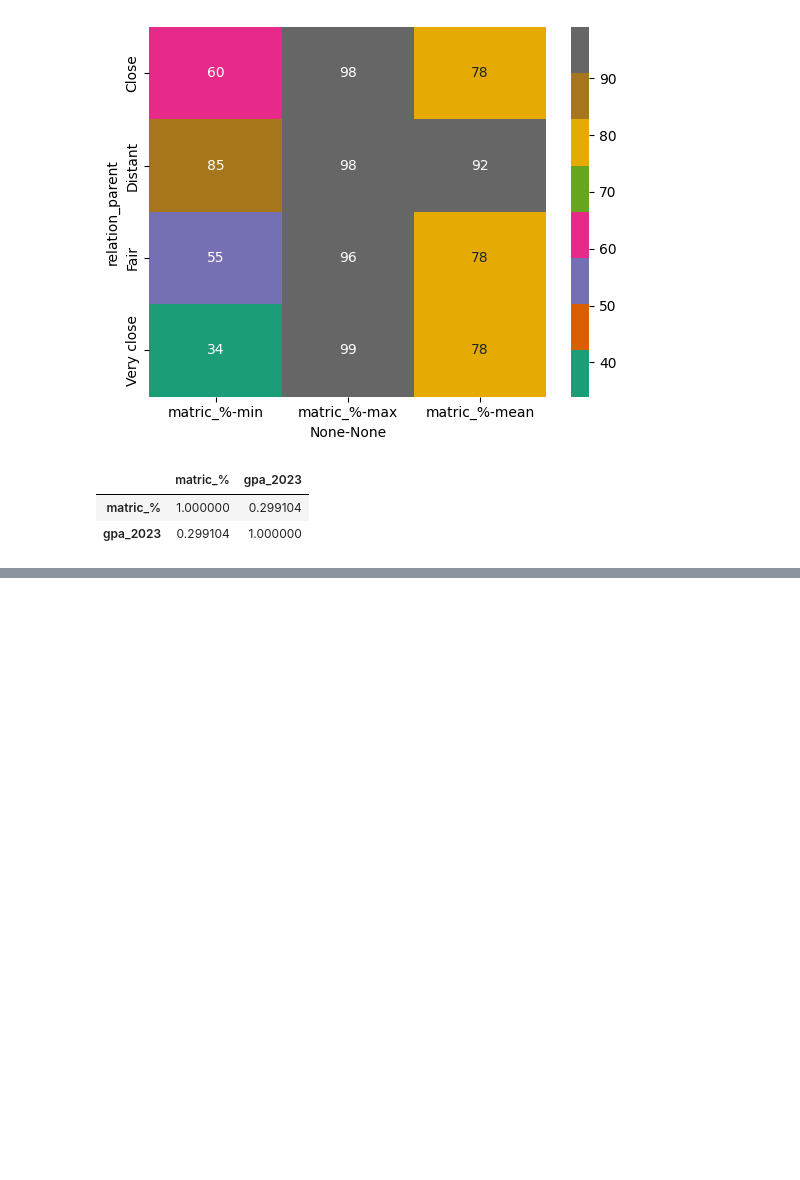
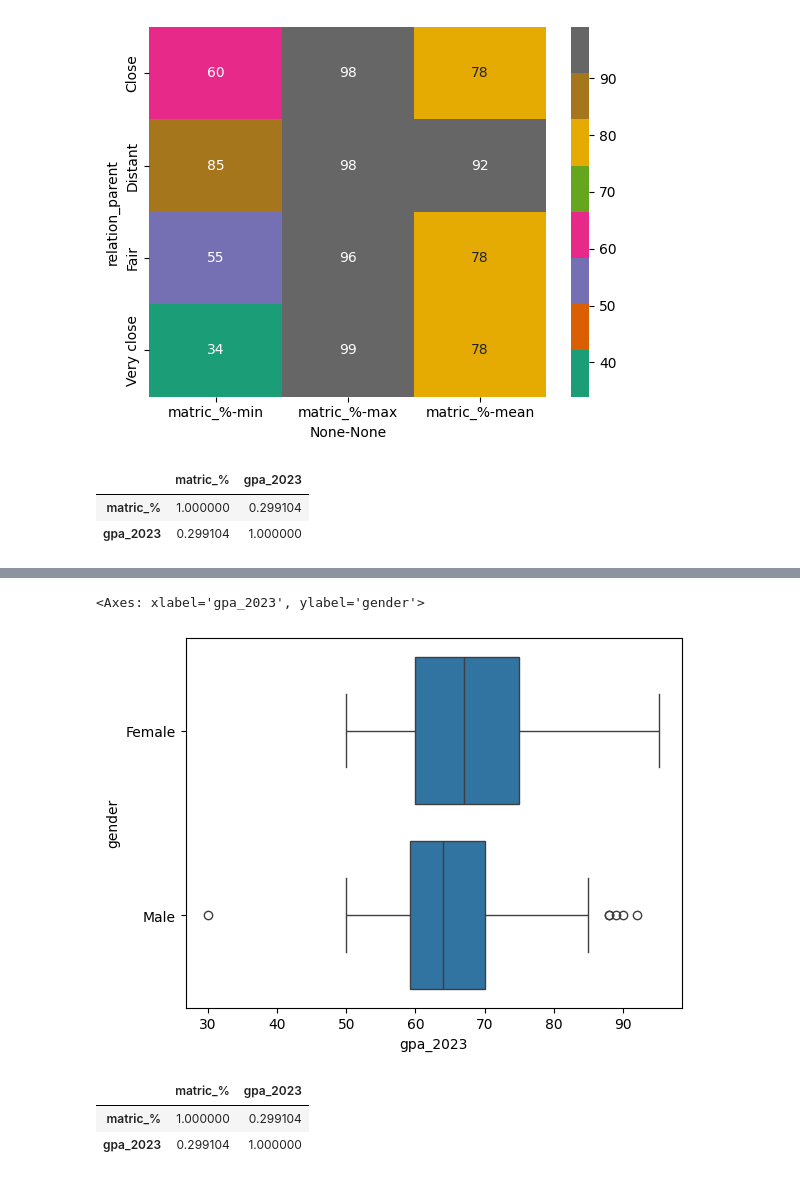
Before and after one commit to Rujanshrestha/data-sci-class01, a Jupyter notebook: revisit/revisit.ipynb, the cells around one changed output, grey strips where cells are left out. Cells and saved outputs as stored; diff of their text form; code cells hidden in the pictures; blank space fills up the shorter version.

```diff
--- a/revisit/revisit.ipynb
+++ b/revisit/revisit.ipynb
@@ -158,0 +191,11 @@ student_dataa.corr(numeric_only=True)
+# %%
+sns.boxplot(student_dataa, x = 'gpa_2023',y='gender')
+# %% [output]
+<Axes: xlabel='gpa_2023', ylabel='gender'>
+[figure, added]
+# %%
+student_dataa.corr(numeric_only=True)
+# %% [output]
+|  | matric_% | gpa_2023 |
+| matric_% | 1.000000 | 0.299104 |
+| gpa_2023 | 0.299104 | 1.000000 |
```
Also changed, not shown: parts of 5 cells of this notebook, 2 other files.
